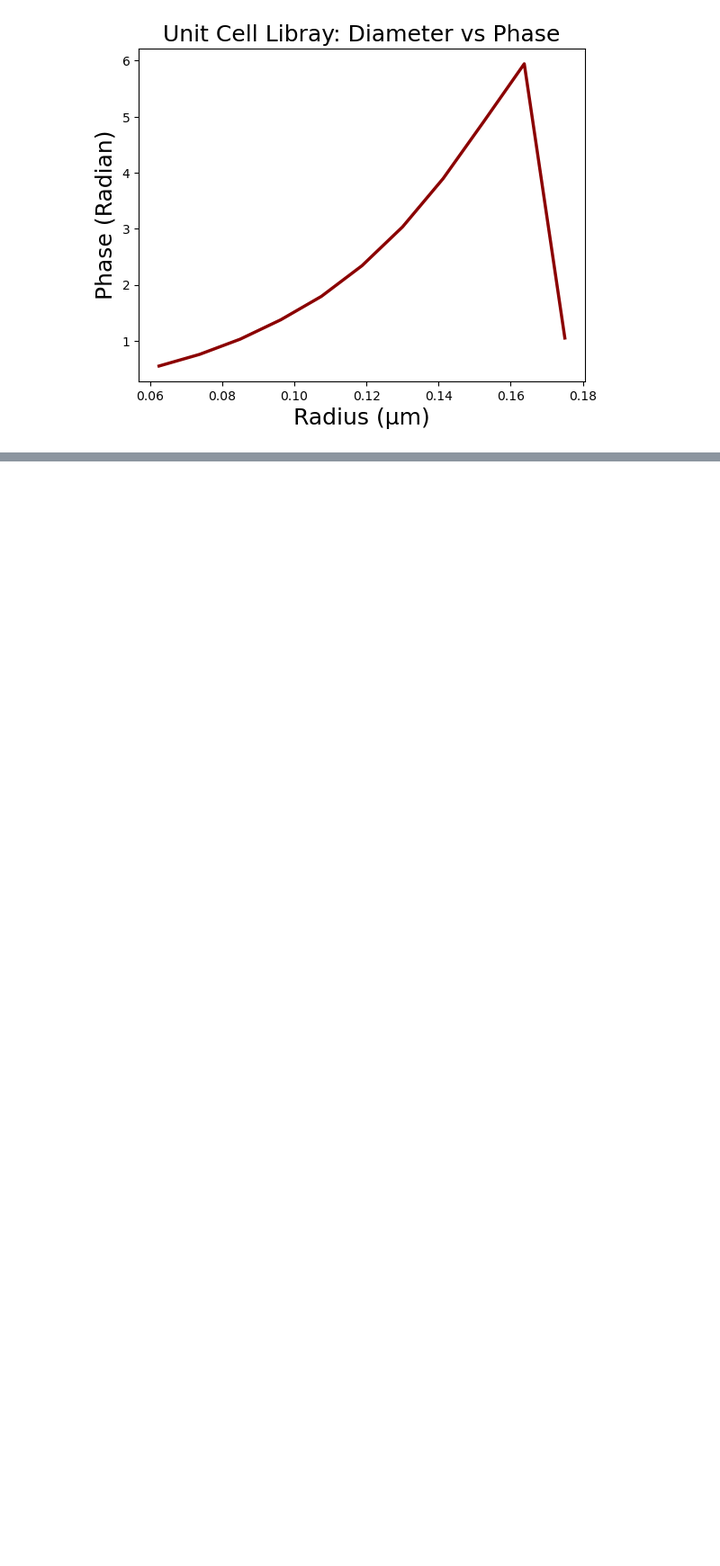
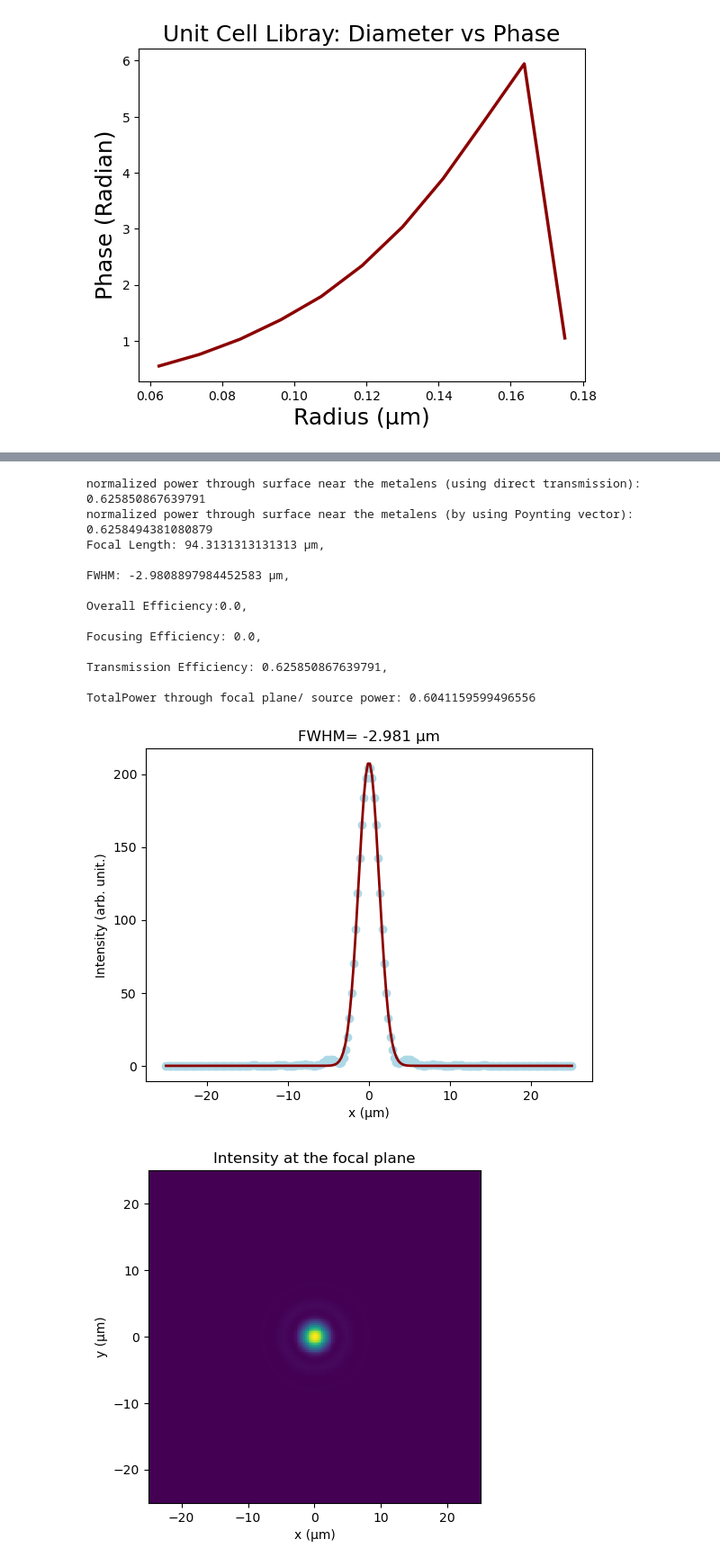
Before and after one commit to debanikd/ApexUMA, a Jupyter notebook: main.ipynb, the cells around one changed output, grey strips where cells are left out. Shown at 90% size. Saved outputs shown, nothing was run; the diff lists cells and outputs as text; code cells hidden in the pictures; blank space fills up the shorter version.

```diff
--- a/main.ipynb
+++ b/main.ipynb
@@ -30,4 +30,19 @@ x,y,radius= ld.make_lens_geometry(radius_zemax, phase_zemax, radius_unitcell, ph
 # %%
 fulllens= ApexPhaze.FullLensSim()
 fulllens.run_fdtd(x,y,radius)
-fulllens.get_result_fdtd(show_plot=True)
+# %% [output]
+normalized power through surface near the metalens (using direct transmission): 0.625850867639791
+normalized power through surface near the metalens (by using Poynting vector): 0.6258494381080879
+Focal Length: 94.3131313131313 μm,
+
+FWHM: -2.9808897984452583 μm,
+
+Overall Efficiency:0.0,
+
+Focusing Efficiency: 0.0,
+
+Transmission Efficiency: 0.625850867639791,
+
+TotalPower through focal plane/ source power: 0.6041159599496556
+[figure, added]
+[figure, added]
```
Also changed, not shown: parts of 4 cells of this notebook, 10 other files.
